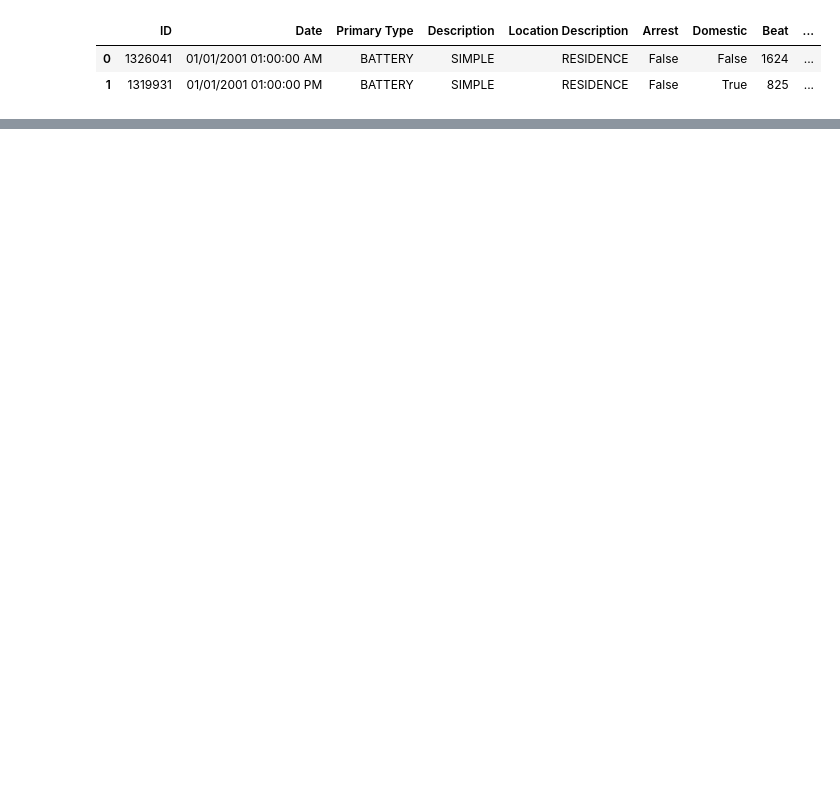
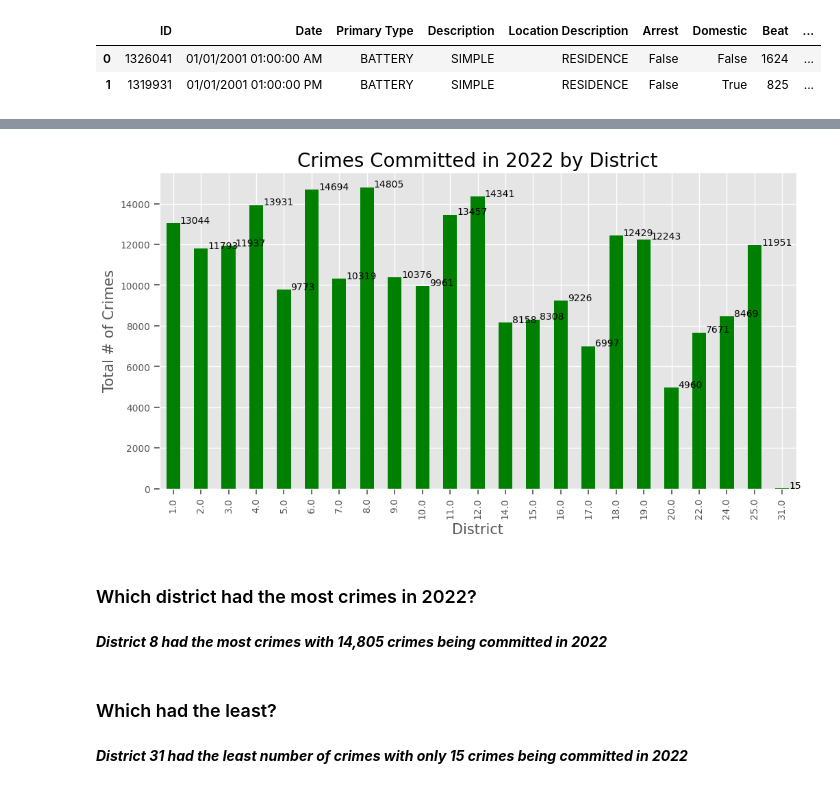
Before and after one commit to SeeBee8/Chicago-Crimes, a Jupyter notebook: Part1_Project3.ipynb, the cells around one changed output, grey strips where cells are left out. Drawn from its saved outputs; the diff is of its cells as text; code cells hidden in the pictures; blank space fills up the shorter version.

```diff
--- a/Part1_Project3.ipynb
+++ b/Part1_Project3.ipynb
@@ -821,0 +802,25 @@ ValueError: Invalid frequency: %H
+# %%
+# Plotting
+plt.figure(figsize=(12, 6),)
+ax=crimes_by_dist.plot(kind='bar', color='green')
+ax.set_title("Crimes Committed in 2022 by District", fontsize=20)
+ax.set_xlabel('District', fontsize=15)
+ax.set_ylabel('Total # of Crimes', fontsize=15)
+
+#Annotate each bar with the total count
+for p in ax.patches:
+   width, height = p.get_width(), p.get_height()
+   x,y = p.get_xy()
+   ax.annotate(f'{height}', (x+width, y+height), fontsize=10, color='black')
+###Source: https://stackoverflow.com/questions/50160788/annotate-stacked-barplot-matplotlib-and-pandas
+plt.show();
+# %% [output]
+[figure, added]
+# %% [markdown]
+### Which district had the most crimes in 2022?
+# %% [markdown]
+***District 8 had the most crimes with 14,805 crimes being committed in 2022***
+# %% [markdown]
+### Which had the least?
+# %% [markdown]
+***District 31 had the least number of crimes with only 15 crimes being committed in 2022***
```
Also changed, not shown: parts of 23 cells of this notebook.
